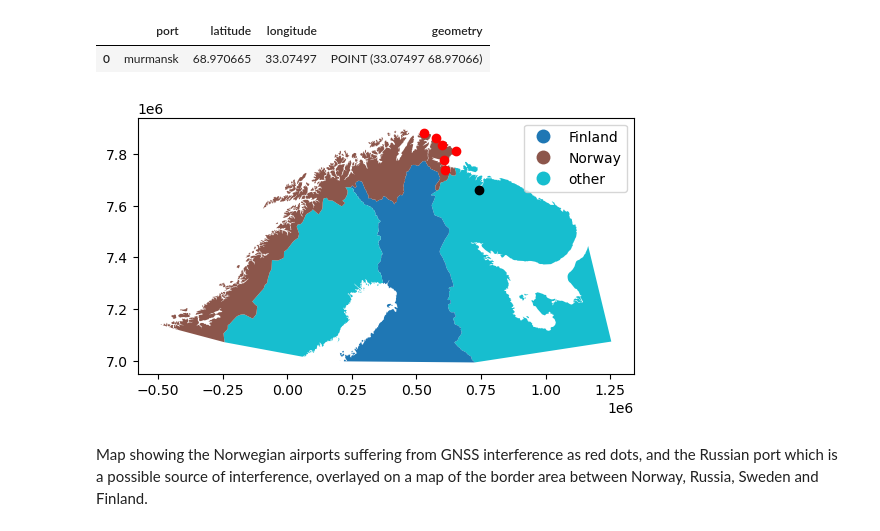
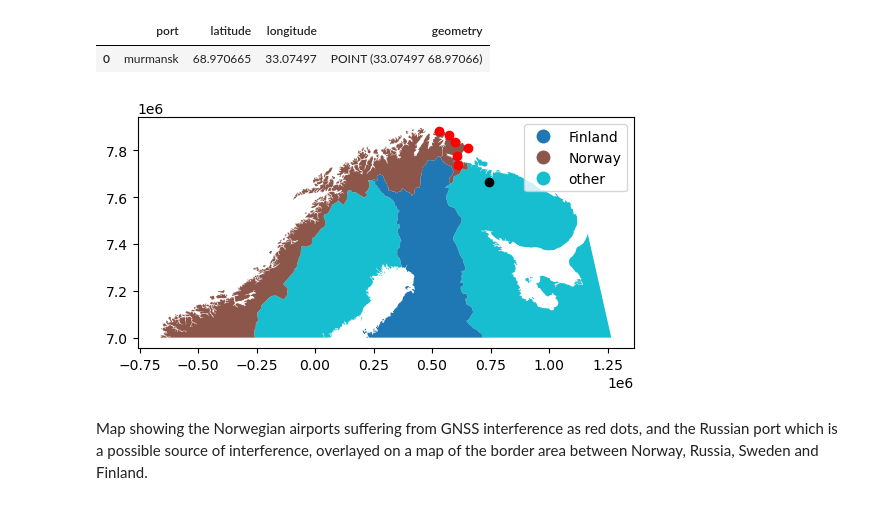
Before and after one commit to stelios-c/GPS_analysis, a Jupyter notebook: scandi_baltic/Finland_map.ipynb, the cells around one changed output. Cells and saved outputs as stored; diff of their text form; code cells hidden in the pictures.

Commit message:
clip after reprojecting

```diff
--- a/scandi_baltic/Finland_map.ipynb
+++ b/scandi_baltic/Finland_map.ipynb
@@ -97,16 +97,16 @@ world = (geopandas
 # %%
 ax = (world
  .assign(
      colour= world.SOVEREIGNT.where(world.SOVEREIGNT.str.match('Finland') |
                                     world.SOVEREIGNT.str.match('Norway') ,
                                     'other')
  )
-).clip([3, 63, 42, 72]).to_crs(local_utm).plot(column='colour',legend=True)
+).to_crs(local_utm).clip([-1_000_000, 7_000_000, 1_500_000, 8_000_000]).plot(column='colour',legend=True)
 norway_gdf.to_crs(local_utm).plot(ax=ax,color='red')
 df2gdf(location2df(murmansk_location,'murmansk')).to_crs(local_utm).plot(ax=ax,color='black')
 plt.show()
 # %% [output]
-[figure, old version]
+[figure, new version]
 # %% [markdown]
 Map showing the Norwegian airports suffering from GNSS interference as red dots, and the Russian port which is a possible source of interference, overlayed on a map of the border area between Norway, Russia, Sweden and Finland.
 # %%
```
Also changed, not shown: parts of 5 cells of this notebook.
